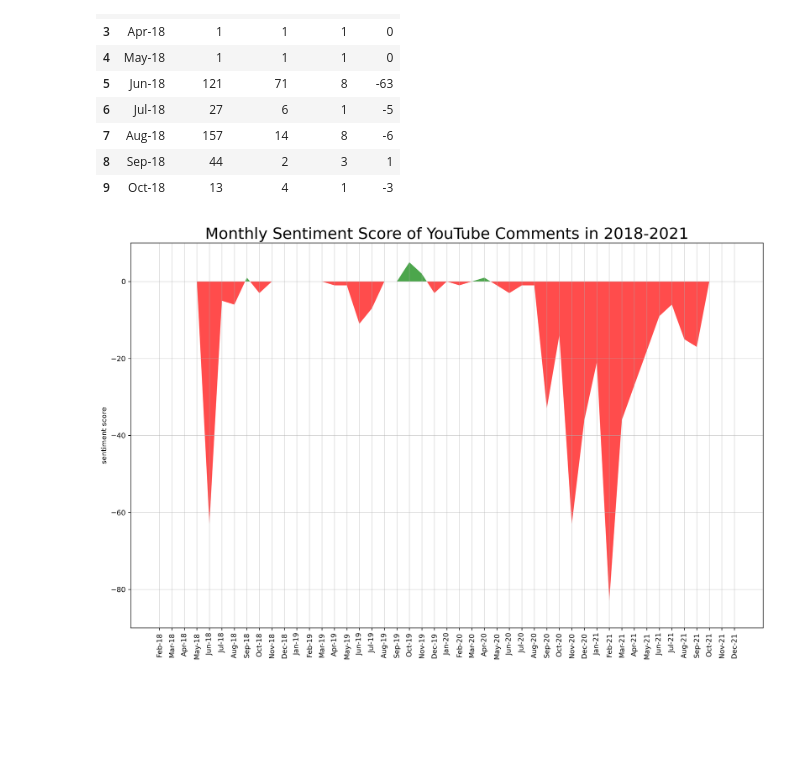
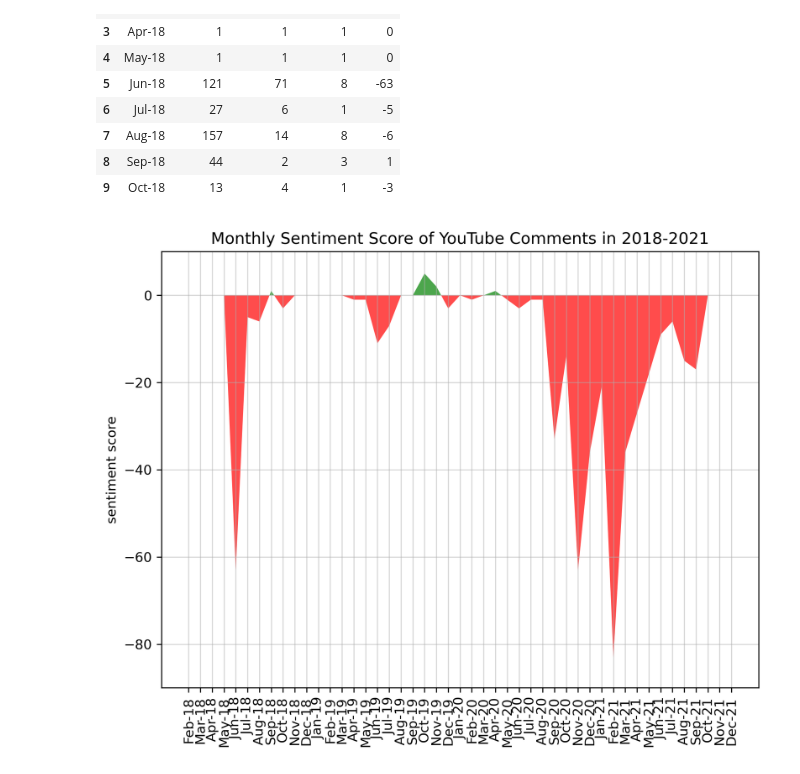
Before and after one commit to jingshenSN2/pc-hardware-ml-2021, a Jupyter notebook: naive_bayes/text/text_nb.ipynb, the cells around one changed output. Saved outputs shown, nothing was run; the diff lists cells and outputs as text; code cells hidden in the pictures; blank space fills up the shorter version.

```diff
--- a/naive_bayes/text/text_nb.ipynb
+++ b/naive_bayes/text/text_nb.ipynb
@@ -163,17 +165,18 @@ df.head(10)
 # %%
 x, y = df['Month'], df['Score']
 
-plt.figure(figsize=(16,10), dpi=300)
+plt.figure(figsize=(8,6), dpi=300)
 plt.fill_between(x[1:], y[1:], 0, where=y[1:] >= 0, facecolor='green', interpolate=True, alpha=0.7)
 plt.fill_between(x[1:], y[1:], 0, where=y[1:] <= 0, facecolor='red', interpolate=True, alpha=0.7)
 plt.ylim(-90,10)
-plt.title('Monthly Sentiment Score of YouTube Comments in 2018-2021', fontsize=22)
+plt.title('Monthly Sentiment Score of YouTube Comments in 2018-2021')
 plt.ylabel('sentiment score')
 plt.xticks(rotation=90)
 plt.grid(alpha=0.5)
+plt.savefig('sentiment_score.png', dpi=300, bbox_inches='tight')
 plt.show()
 # %% [output]
-[figure, old version]
+[figure, new version]
 # %%
 y1, y2, y3 = df['Negative'], df['Neutral'], df['Positive']
 
```
Also changed, not shown: parts of 3 cells of this notebook, 19 other files.
